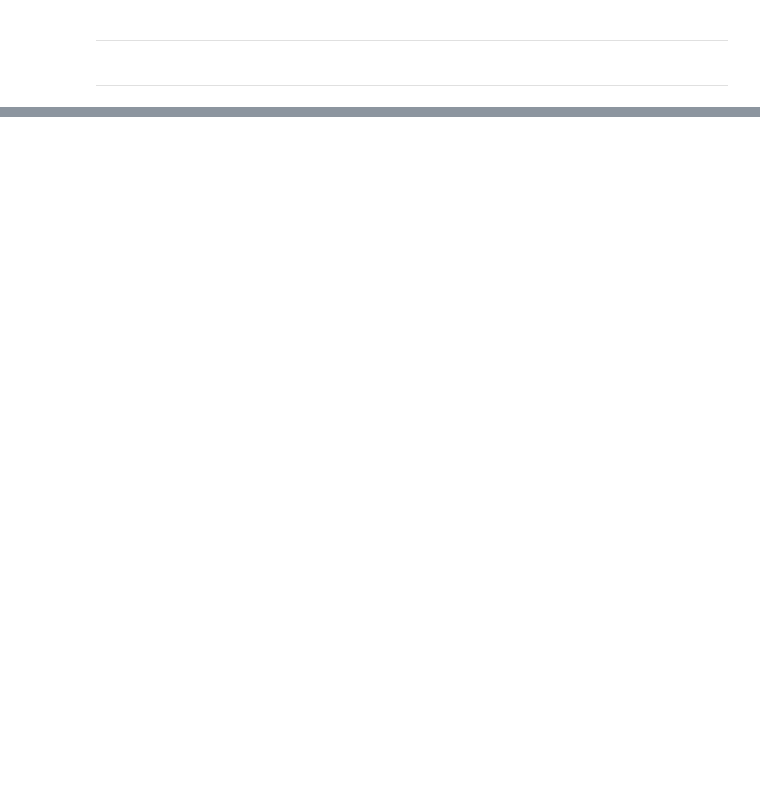
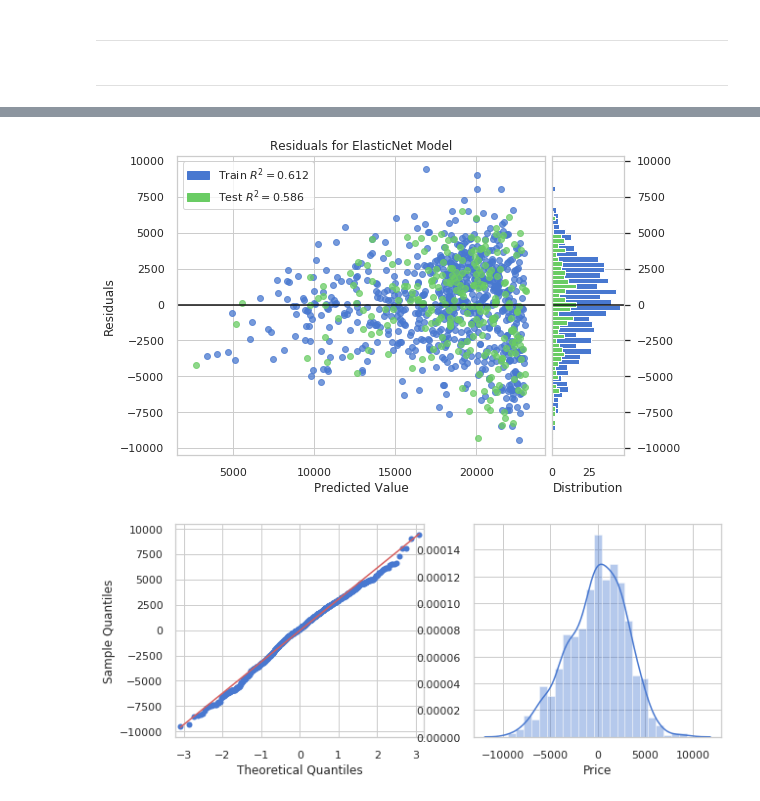
Before and after one commit to mEyob/linear-regression-car-price, a Jupyter notebook: analysis.ipynb, the cells around one changed output, grey strips where cells are left out. Cells and saved outputs as stored; diff of their text form; code cells hidden in the pictures; blank space fills up the shorter version.

```diff
--- a/analysis.ipynb
+++ b/analysis.ipynb
@@ -716,10 +841,13 @@ pd.Series([variance_inflation_factor(vif_test.values, i) for i in range(vif_test
 # %%
 
-columns = ['Mileage_std', 'Year_std','Price']
+columns = ['Mileage_std','Price']
 data = honda[columns]
 model = train_test_plot(data,columns, regularizer='e')
 residuals = model.predict(data.drop('Price', axis=1))  -  data.Price
 fig = plt.figure(figsize=(10,4));
 axes = fig.subplots(1,2);
 qqplot(residuals, line='r',ax=axes[0]);
 sns.distplot(residuals, ax=axes[1]);
+# %% [output]
+[figure, added]
+[figure, added]
```
Also changed, not shown: parts of 86 cells of this notebook.
